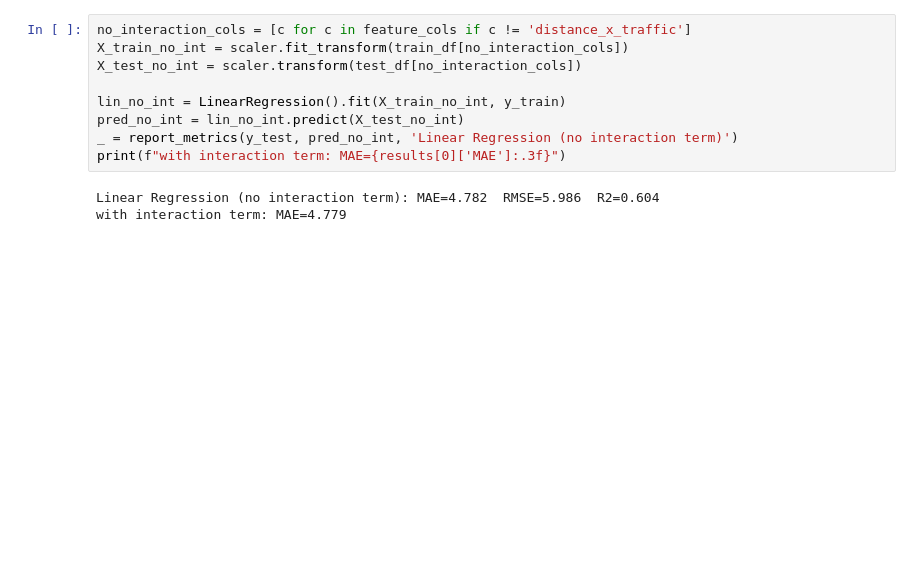
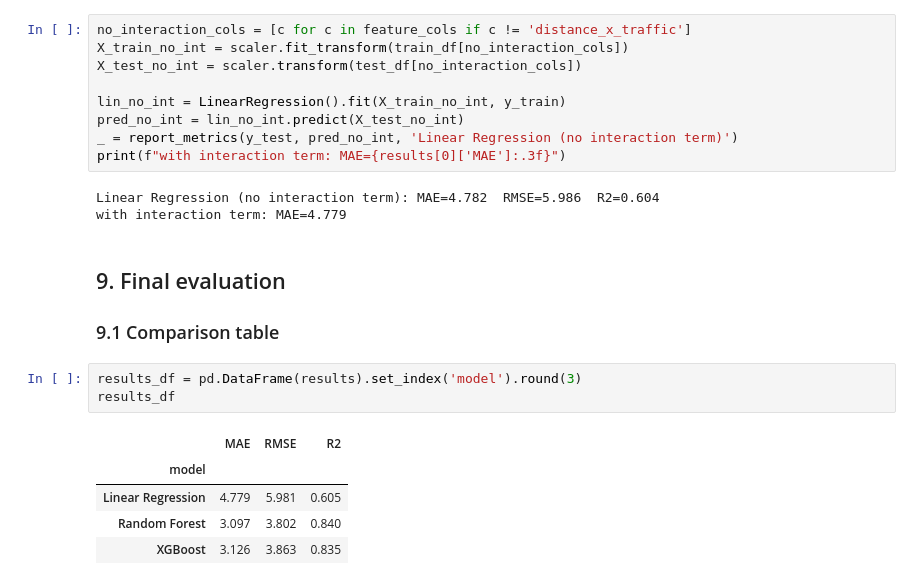
Before and after one commit to Pragyansh612/Food-Delivery-ETA-Prediction, a Jupyter notebook: notebooks/01_eda_and_modeling.ipynb, the cells around one changed output. Saved outputs shown, nothing was run; the diff lists cells and outputs as text; blank space fills up the shorter version.

```diff
--- a/notebooks/01_eda_and_modeling.ipynb
+++ b/notebooks/01_eda_and_modeling.ipynb
@@ -842,3 +842,16 @@ print(f"with interaction term: MAE={results[0]['MAE']:.3f}")
 # %% [output]
 Linear Regression (no interaction term): MAE=4.782  RMSE=5.986  R2=0.604
 with interaction term: MAE=4.779
+# %% [markdown]
+## 9. Final evaluation
+
+### 9.1 Comparison table
+# %%
+results_df = pd.DataFrame(results).set_index('model').round(3)
+results_df
+# %% [output]
+|  | MAE | RMSE | R2 |
+| model |  |  |  |
+| Linear Regression | 4.779 | 5.981 | 0.605 |
+| Random Forest | 3.097 | 3.802 | 0.840 |
+| XGBoost | 3.126 | 3.863 | 0.835 |
```
Also changed, not shown: parts of 10 cells of this notebook, 3 other files.
